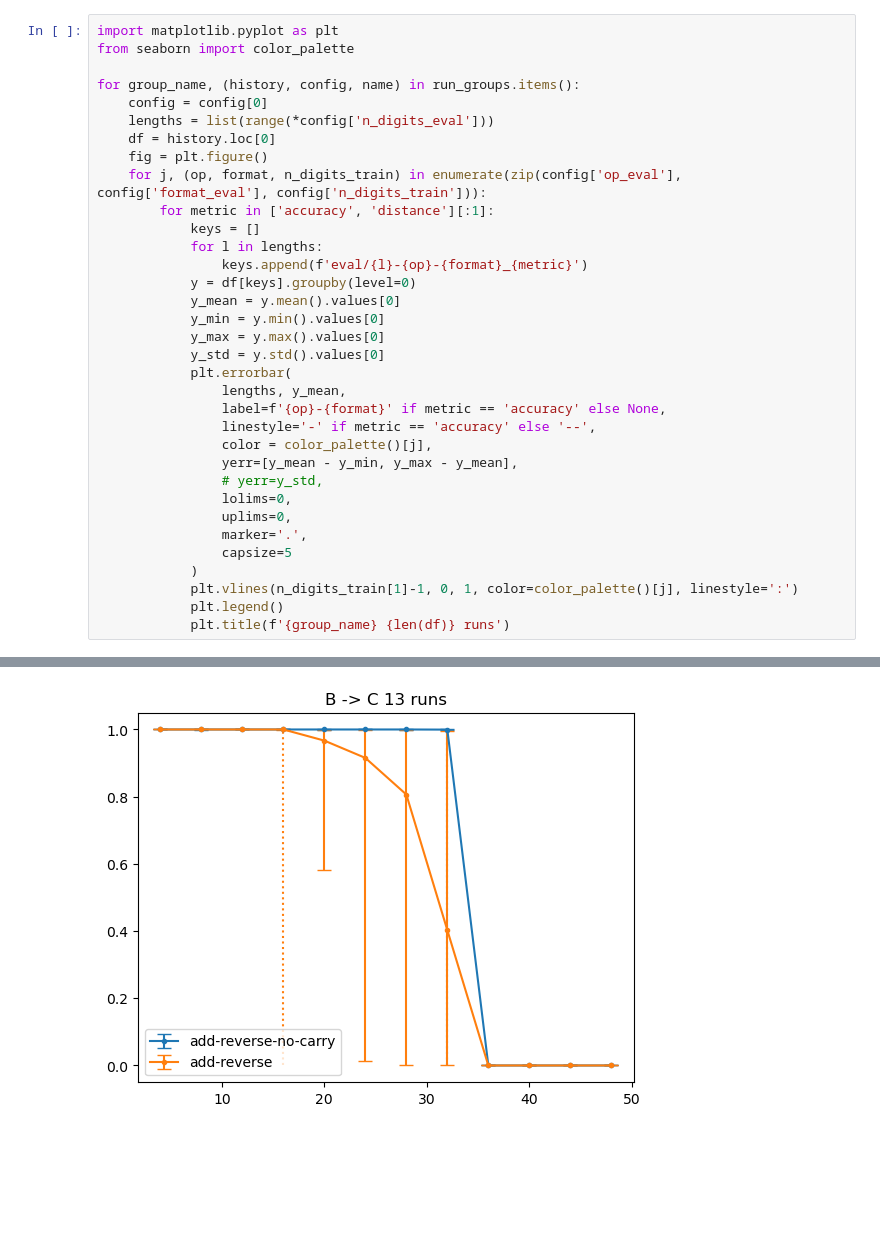
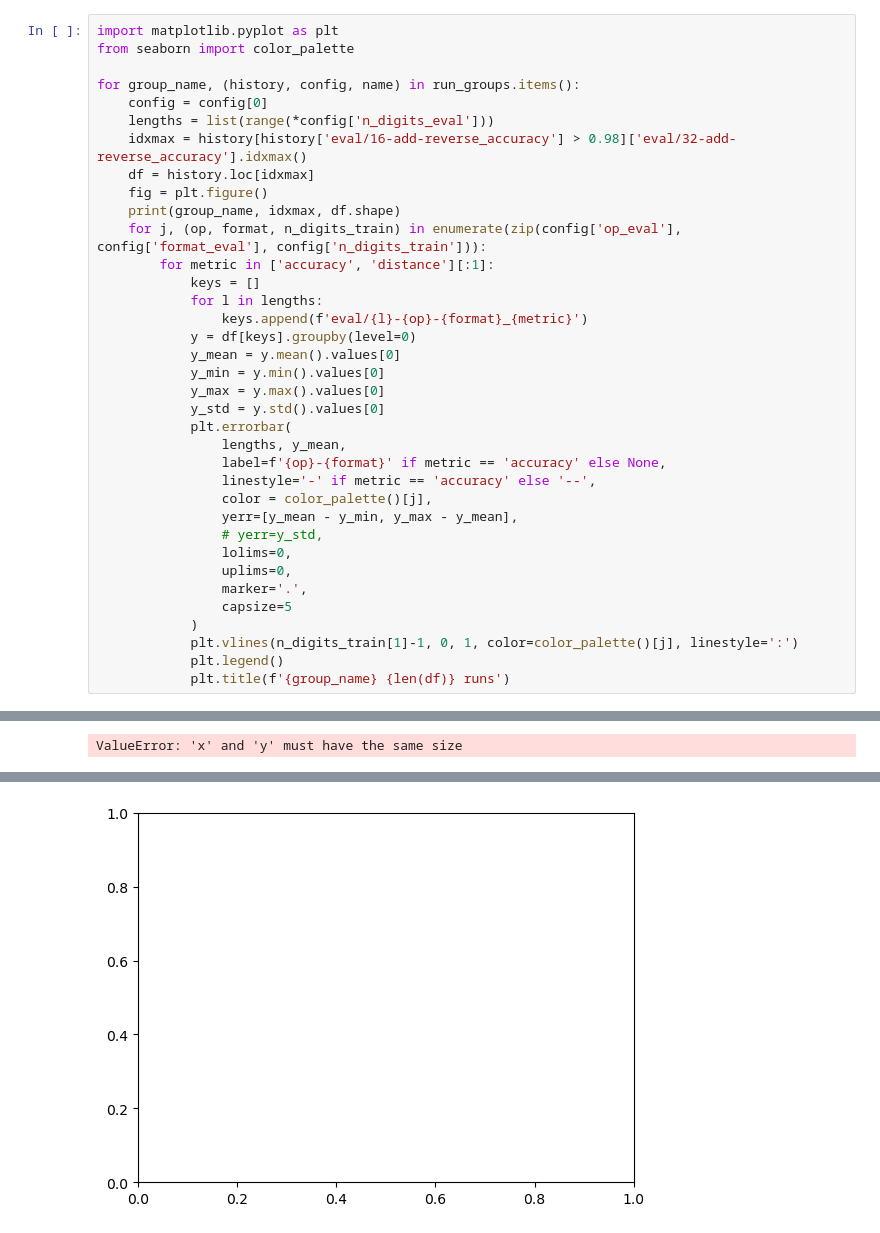
Before and after one commit to JackCai1206/transformer_arithmetic_v2, a Jupyter notebook: plotting/length-gen-v2.ipynb, the cells around one changed output, grey strips where cells are left out. Saved outputs shown, nothing was run; the diff lists cells and outputs as text; blank space fills up the shorter version.

Commit message:
plotting

```diff
--- a/plotting/length-gen-v2.ipynb
+++ b/plotting/length-gen-v2.ipynb
@@ -295,8 +315,10 @@ from seaborn import color_palette
 for group_name, (history, config, name) in run_groups.items():
     config = config[0]
     lengths = list(range(*config['n_digits_eval']))
-    df = history.loc[0]
+    idxmax = history[history['eval/16-add-reverse_accuracy'] > 0.98]['eval/32-add-reverse_accuracy'].idxmax()
+    df = history.loc[idxmax]
     fig = plt.figure()
+    print(group_name, idxmax, df.shape)
     for j, (op, format, n_digits_train) in enumerate(zip(config['op_eval'], config['format_eval'], config['n_digits_train'])):
         for metric in ['accuracy', 'distance'][:1]:
             keys = []
@@ -325,0 +352 @@ for group_name, (history, config, name) in run_groups.items():
+ValueError: 'x' and 'y' must have the same size
@@ -329 +356 @@ for group_name, (history, config, name) in run_groups.items():
-[figure, old version]
+[figure, new version]
```
Also changed, not shown: parts of 2 cells of this notebook, 8 other files.
